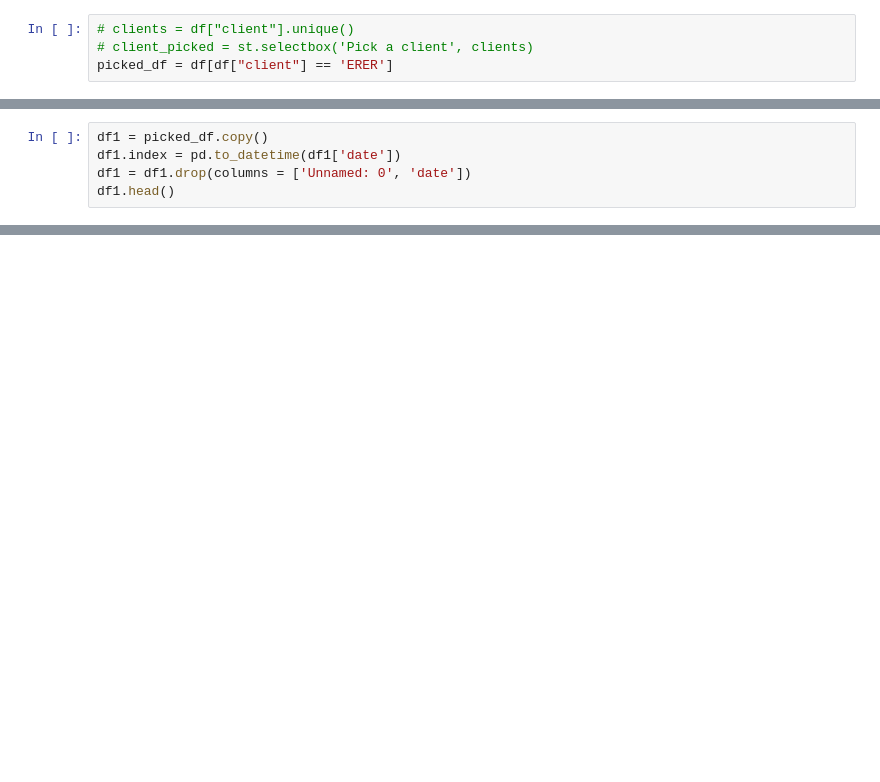
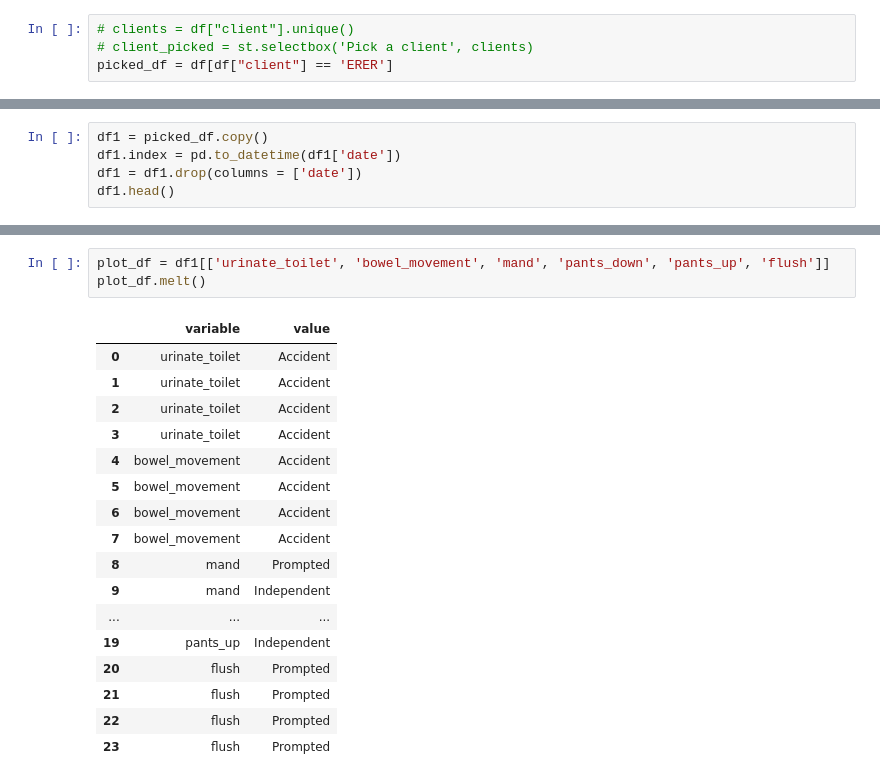
Before and after one commit to amermahyoubaba/Potty-data-tracking, a Jupyter notebook: test.ipynb, the cells around one changed output, grey strips where cells are left out. Drawn from its saved outputs; the diff is of its cells as text; blank space fills up the shorter version.

```diff
--- a/test.ipynb
+++ b/test.ipynb
@@ -136,7 +168,7 @@ picked_df.head()
 # %%
 df1 = picked_df.copy()
 df1.index = pd.to_datetime(df1['date'])
-df1 = df1.drop(columns = ['Unnamed: 0', 'date'])
+df1 = df1.drop(columns = ['date'])
 df1.head()
 # %% [output]
 |  | client | start_time | end_time | urinate_toilet | bowel_movement | mand | pants_down | pants_up | flush | ... |
@@ -145,3 +177,24 @@ df1.head()
 | 2022-05-04 | ERER | 11:34 | 11:39 | Accident | Accident | Independent | Independent | Independent | Prompted | ... |
 | 2022-05-04 | ERER | 11:34 | 11:39 | Accident | Accident | Independent | Independent | Independent | Prompted | ... |
 | 2022-05-04 | ERER | 11:34 | 11:39 | Accident | Accident | Independent | Independent | Independent | Prompted | ... |
+# %%
+plot_df = df1[['urinate_toilet', 'bowel_movement', 'mand', 'pants_down', 'pants_up', 'flush']]
+plot_df.melt()
+# %% [output]
+|  | variable | value |
+| 0 | urinate_toilet | Accident |
+| 1 | urinate_toilet | Accident |
+| 2 | urinate_toilet | Accident |
+| 3 | urinate_toilet | Accident |
+| 4 | bowel_movement | Accident |
+| 5 | bowel_movement | Accident |
+| 6 | bowel_movement | Accident |
+| 7 | bowel_movement | Accident |
+| 8 | mand | Prompted |
+| 9 | mand | Independent |
+| ... | ... | ... |
+| 19 | pants_up | Independent |
+| 20 | flush | Prompted |
+| 21 | flush | Prompted |
+| 22 | flush | Prompted |
+| 23 | flush | Prompted |
```
Also changed, not shown: parts of 11 cells of this notebook, 9 other files.
